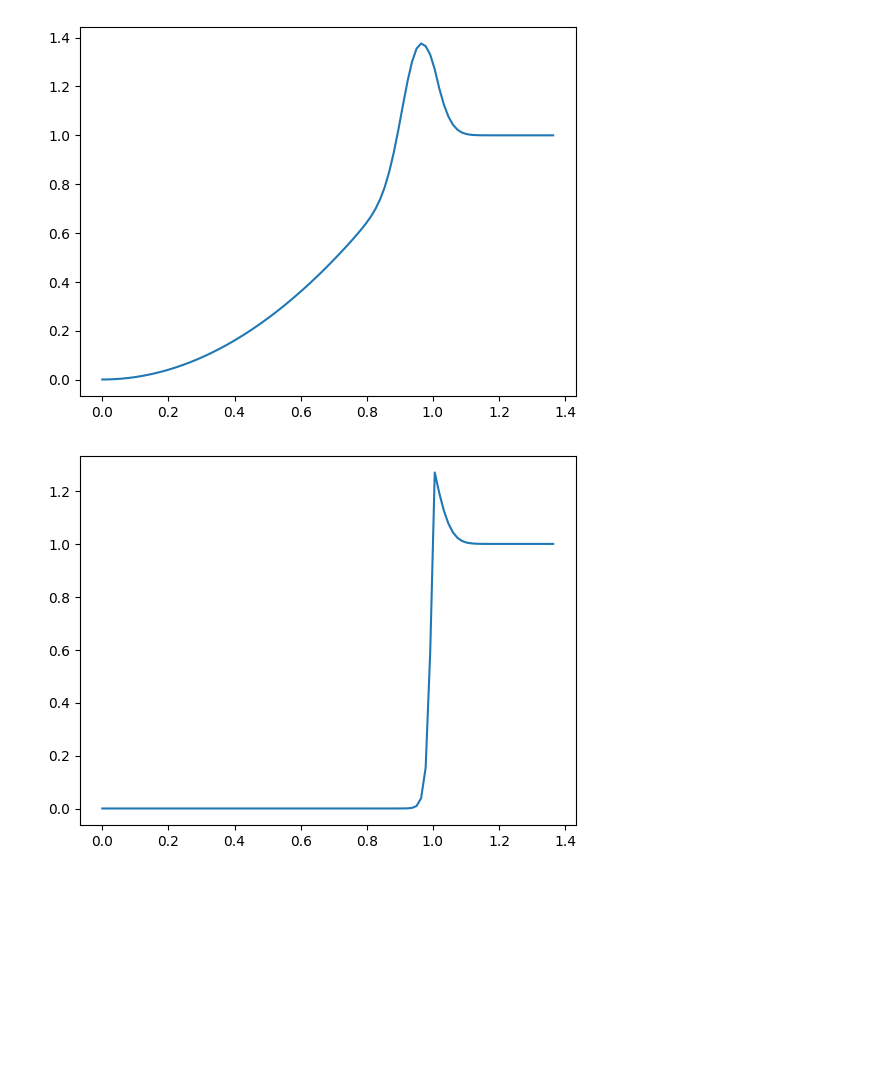
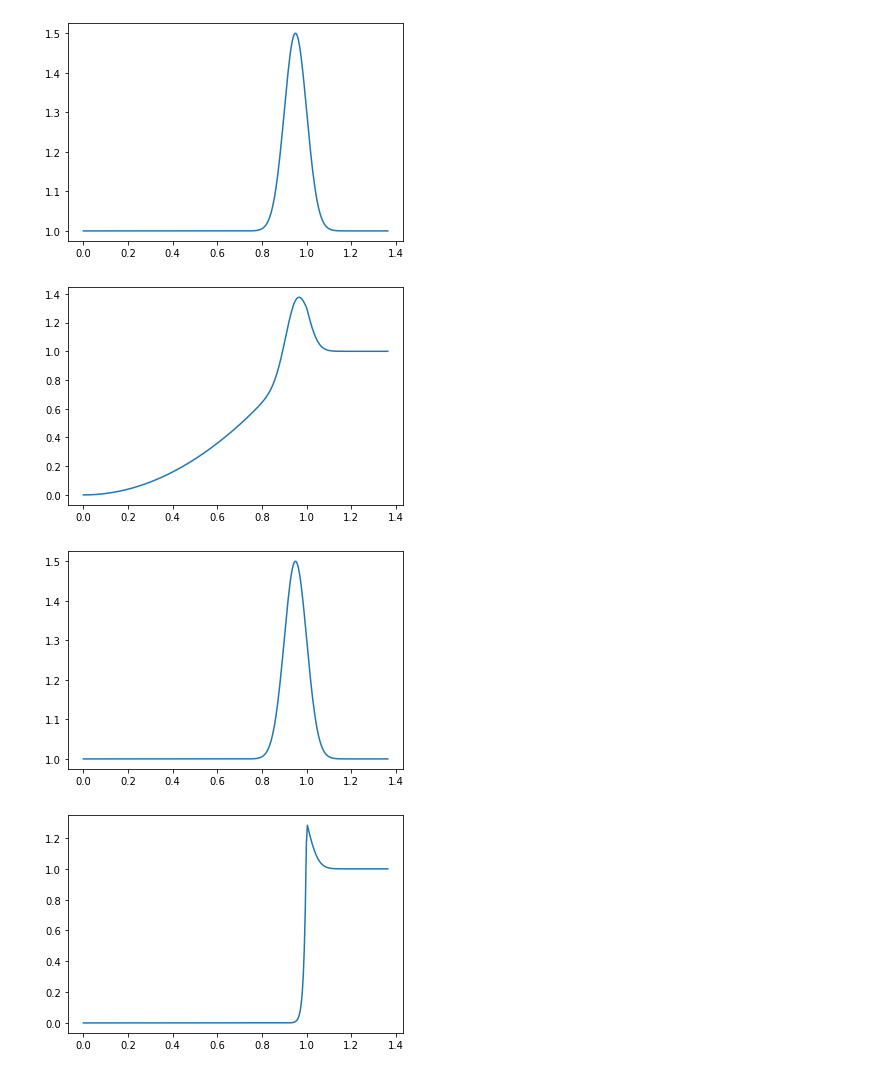
Before and after one commit to BekzatZhar/modeling_seminarSoSe25, a Jupyter notebook: function_builder.ipynb, the cells around one changed output. Cells and saved outputs as stored; diff of their text form; code cells hidden in the pictures; blank space fills up the shorter version.

Commit message:
bump vs no bump compared

```diff
--- a/function_builder.ipynb
+++ b/function_builder.ipynb
@@ -3,7 +3,7 @@ import numpy as np
 import matplotlib.pyplot as plt
 # %%
 def plot_func(f, K_cutoff):
-    x = np.linspace(0.0, 2.*np.pi*30, 100)
+    x = np.linspace(0.0, 2.*np.pi*30, 300)
     y = f(x)
     plt.plot(x/K_cutoff, y)
     plt.show()
@@ -22,23 +22,31 @@ def compute_bump(x, K_cutoff):
 # %%
 H = 1e-4
 alpha = 2.
 K_cutoff = 44*np.pi
 D = np.pow(K_cutoff, -alpha)
 
+f = lambda x : compute_bump(x/K_cutoff, K_cutoff)
+plot_func(f, K_cutoff)
+
 f = lambda x : compute_S0(x, D, H, alpha, K_cutoff) * compute_bump(x/K_cutoff, K_cutoff)
 plot_func(f, K_cutoff)
 # %% [output]
-[figure, old version]
+[figure, new version]
+[figure, added]
 # %%
 H = 1e-4
 alpha = 100.
 K_cutoff = 44*np.pi
 D = np.pow(K_cutoff, -alpha)
 
+f = lambda x : compute_bump(x/K_cutoff, K_cutoff)
+plot_func(f, K_cutoff)
+
 f = lambda x : compute_S0(x, D, H, alpha, K_cutoff) * compute_bump(x/K_cutoff, K_cutoff)
 plot_func(f, K_cutoff)
 # %% [output]
-[figure, old version]
+[figure, new version]
+[figure, added]
 # %%
 # plotting of benchmarks
 
```
Also changed, not shown: parts of 2 cells of this notebook, 1 other file.
